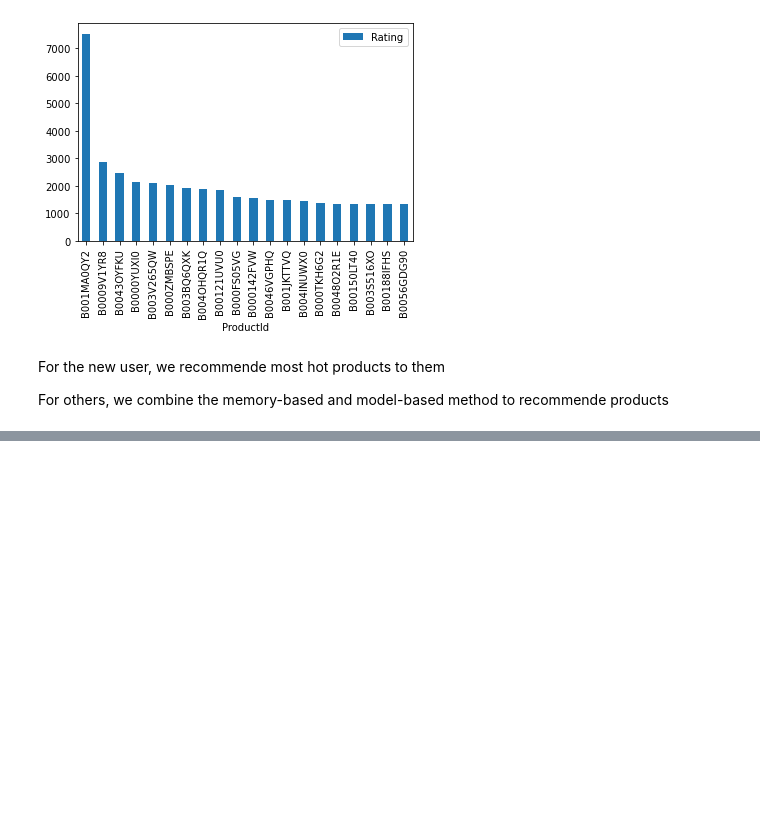
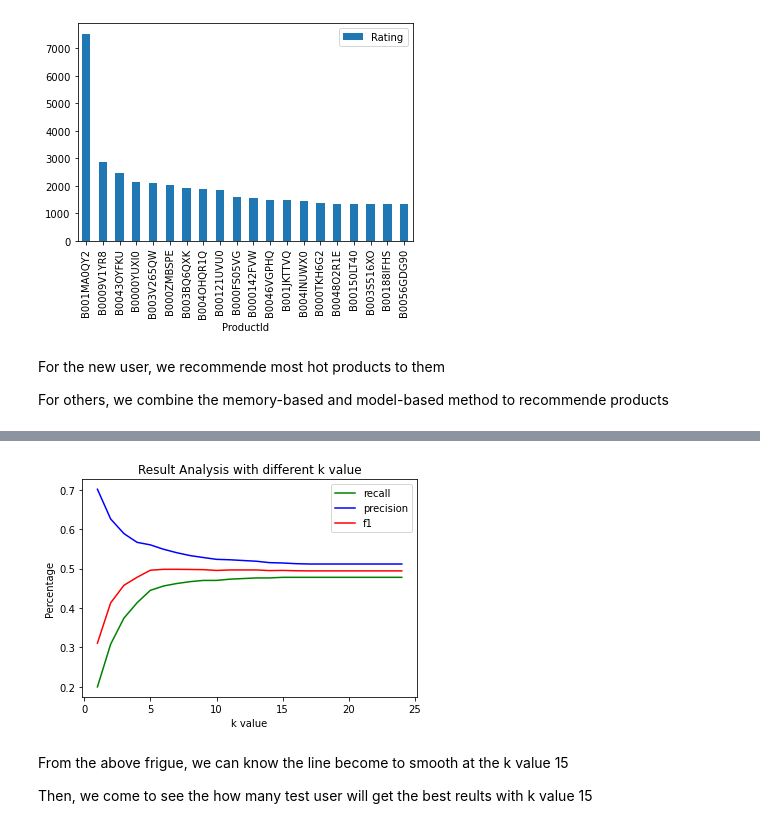
Before and after one commit to Nick-liu666/496_project_code, a Jupyter notebook: hybrid.ipynb, the cells around one changed output, grey strips where cells are left out. Drawn from its saved outputs; the diff is of its cells as text; code cells hidden in the pictures; blank space fills up the shorter version.

Commit message:
graphs

```diff
--- a/hybrid.ipynb
+++ b/hybrid.ipynb
@@ -103,0 +124,17 @@ B00LU0LTOU       1
+# %%
+#Generate the dic for training user and item
+trainUserDic, trainItemDic = genUserDic(np.array(trainset))
+# %%
+#Generate the dic for test user and item
+testUserDic, testItemDic = genUserDic(np.array(testset))
+# %%
+# Set up the test user id list
+# In case, the error cause by the new test user id for the trainning model
+listTestUsers = list(testUserDic.keys())
+print(len(listTestUsers))
+users =[]
+for userId in listTestUsers:
+    if userId in trainUserDic.keys():
+        users.append(userId)
+lista = users[:372]
+len(lista)
@@ -103,0 +144,16 @@ B00LU0LTOU       1
+# %%
+recall_list = []
+precision_list =[]
+f1_list =[]
+kv = []
+for num in range(1,25):
+    print(num)
+    kv.append(num)
+    recall_value = recall(lista,trainUserDic, trainItemDic, trainUserDic,k=num, bcf =bcf)
+    recall_list.append(recall_value)
+
+    precision_value = precision(lista,trainUserDic, trainItemDic, trainUserDic, k=num, bcf =bcf)
+    precision_list.append(precision_value)
+
+    f1_value = f1(lista,trainUserDic, trainItemDic, trainUserDic, k=num, bcf =bcf)
+    f1_list.append(f1_value)
@@ -103,0 +178,17 @@ B00LU0LTOU       1
+# %%
+plt.title('Result Analysis with different k value')
+
+plt.plot(kv, recall_list, color='green', label='recall')
+plt.plot(kv, precision_list, color='blue', label='precision')
+plt.plot(kv, f1_list,  color='red', label='f1')
+
+plt.legend()
+plt.xlabel('k value')
+plt.ylabel('Percentage')
+plt.show()
+# %% [output]
+[figure, added]
+# %% [markdown]
+From the above frigue, we can know the line become to smooth at the k value 15
+
+Then, we come to see the how many test user will get the best reults with k value 15
```
Also changed, not shown: parts of 16 cells of this notebook, 2 other files.
